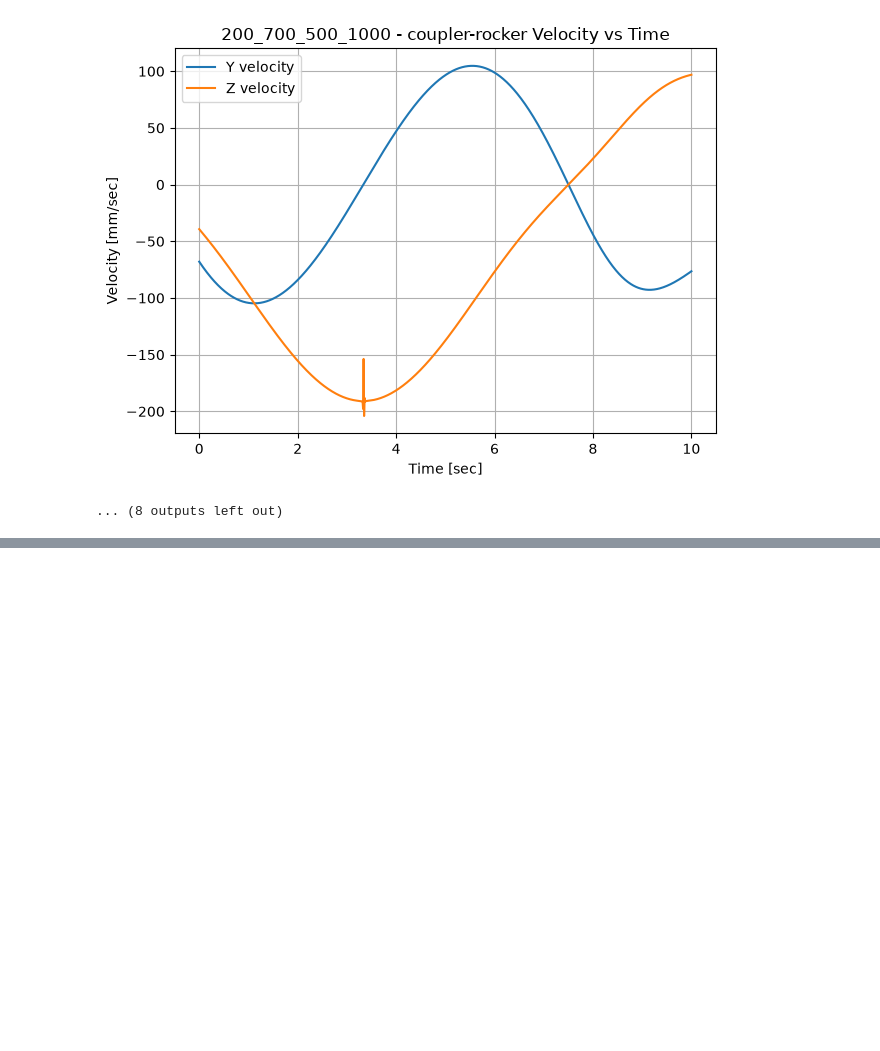
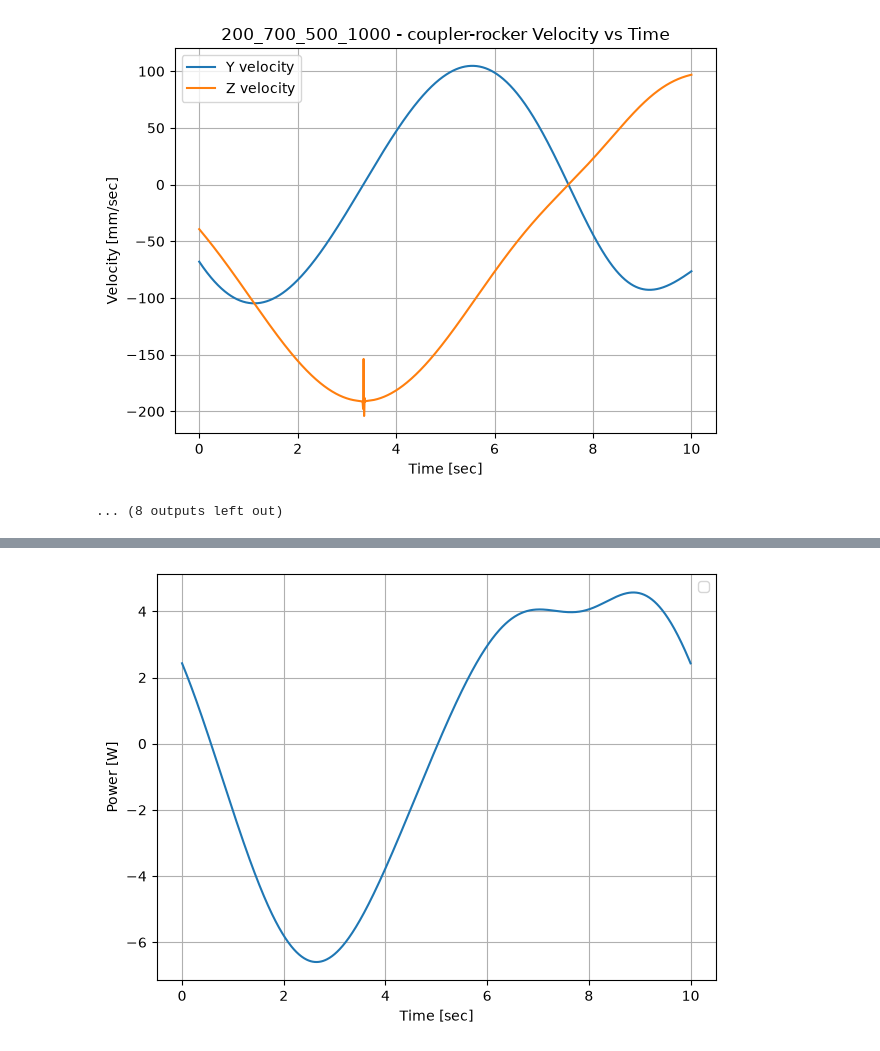
Before and after one commit to UncivilizedGhost/CAE_project, a Jupyter notebook: ploter.ipynb, the cells around one changed output, grey strips where cells are left out. Cells and saved outputs as stored; diff of their text form; code cells hidden in the pictures; blank space fills up the shorter version.

Commit message:
dynamic

```diff
--- a/ploter.ipynb
+++ b/ploter.ipynb
@@ -177,3 +177,100 @@ Done: 200_650_650_1000
 [figure]
 [figure]
 ... (8 outputs left out)
+# %%
+"""
+Analyse dynamic model Excel files in the Dynamic_Model folder.
+
+For each file:
+  - Sheet1: print a table of min/max forces for every joint
+  - Sheet2: compute and print power from torque * angular velocity
+"""
+
+import os
+import glob
+import pandas as pd
+
+# ---------------------------------------------------------------------------
+# SETTINGS
+# ---------------------------------------------------------------------------
+
+ROTATION_SPEED_DEG_PER_SEC = 36                          # degrees / sec
+ROTATION_SPEED_RAD_PER_SEC = ROTATION_SPEED_DEG_PER_SEC * (3.141592653589793 / 180)  # radians / sec
+
+excel_files = glob.glob(os.path.join("Dynamic_Model", "*.xlsx"))
+print(excel_files)
+for file_path in excel_files:
+
+    file_name = os.path.splitext(os.path.basename(file_path))[0]
+    print("=" * 60)
+    print(f"File: {file_name}")
+    print("=" * 60)
+
+    sheet1 = pd.read_excel(file_path, sheet_name="Sheet1")
+    sheet2 = pd.read_excel(file_path, sheet_name="Sheet2")
+
+    # ===================================================================
+    # SHEET 1 - MIN / MAX FORCES PER JOINT
+    # ===================================================================
+
+    crank_frame_FY_min   = sheet1["crank-frame->FY,Force(abs) [N]"].min()
+    crank_frame_FY_max   = sheet1["crank-frame->FY,Force(abs) [N]"].max()
+    crank_frame_FZ_min   = sheet1["crank-frame->FZ,Force(abs) [N]"].min()
+    crank_frame_FZ_max   = sheet1["crank-frame->FZ,Force(abs) [N]"].max()
+
+    crank_coupler_FY_min  = sheet1["crank-coupler->FY,Force(abs) [N]"].min()
+    crank_coupler_FY_max  = sheet1["crank-coupler->FY,Force(abs) [N]"].max()
+    crank_coupler_FZ_min  = sheet1["crank-coupler->FZ,Force(abs) [N]"].min()
+    crank_coupler_FZ_max  = sheet1["crank-coupler->FZ,Force(abs) [N]"].max()
+
+    coupler_rocker_FY_min = sheet1["coupler-rocker->FY,Force(abs) [N]"].min()
+    coupler_rocker_FY_max = sheet1["coupler-rocker->FY,Force(abs) [N]"].max()
+    coupler_rocker_FZ_min = sheet1["coupler-rocker->FZ,Force(abs) [N]"].min()
+    coupler_rocker_FZ_max = sheet1["coupler-rocker->FZ,Force(abs) [N]"].max()
+
+    rocker_frame_FY_min   = sheet1["rocker-frame->FY,Force(abs) [N]"].min()
+    rocker_frame_FY_max   = sheet1["rocker-frame->FY,Force(abs) [N]"].max()
+    rocker_frame_FZ_min   = sheet1["rocker-frame->FZ,Force(abs) [N]"].min()
+    rocker_frame_FZ_max   = sheet1["rocker-frame->FZ,Force(abs) [N]"].max()
+
+    force_table = pd.DataFrame({
+        "Joint":       ["crank-frame",   "crank-coupler",   "coupler-rocker",   "rocker-frame"],
+        "FY Min [N]":  [crank_frame_FY_min,  crank_coupler_FY_min,  coupler_rocker_FY_min,  rocker_frame_FY_min],
+        "FY Max [N]":  [crank_frame_FY_max,  crank_coupler_FY_max,  coupler_rocker_FY_max,  rocker_frame_FY_max],
+        "FZ Min [N]":  [crank_frame_FZ_min,  crank_coupler_FZ_min,  coupler_rocker_FZ_min,  rocker_frame_FZ_min],
+        "FZ Max [N]":  [crank_frame_FZ_max,  crank_coupler_FZ_max,  coupler_rocker_FZ_max,  rocker_frame_FZ_max],
+    })
+
+    print("\nJoint Forces (Sheet1)")
+    print(force_table.to_string(index=False, float_format=lambda x: f"{x:.3f}"))
+
+    # ===================================================================
+    # SHEET 2 - POWER FROM TORQUE
+    #
+    # Power [W] = Torque [N·m] * angular velocity [rad/s]
+    # Torque column is in N·mm so convert: divide by 1000
+    # ===================================================================
+
+    torque_Nmm = sheet2["Velocity36_RZ->TX,Torque(abs) [N-mm]"]
+    torque_Nm  = torque_Nmm / 1000                                      # N·mm -> N·m
+
+    power_W    = torque_Nm * ROTATION_SPEED_RAD_PER_SEC                 # W
+
+    print(f"\nPower (Sheet2)  —  rotation speed: {ROTATION_SPEED_DEG_PER_SEC} deg/s"
+          f"  ({ROTATION_SPEED_RAD_PER_SEC:.4f} rad/s)")
+    print(f"  Min torque : {torque_Nmm.min():.3f} N·mm  ({torque_Nm.min():.6f} N·m)")
+    print(f"  Max torque : {torque_Nmm.max():.3f} N·mm  ({torque_Nm.max():.6f} N·m)")
+    print(f"  Min power  : {power_W.min():.6f} W")
+    print(f"  Max power  : {power_W.max():.6f} W")
+    print(f"  Mean power : {power_W.mean():.6f} W")
+    print()
+    time2 = sheet2.iloc[:, 2]
+    print(time2)
+    plt.figure()
+    plt.plot(time2, power_W)
+    plt.xlabel("Time [sec]")
+    plt.ylabel("Power [W]")
+    plt.legend(); plt.grid(True); plt.tight_layout()
+
+print("All files processed.")
+# %% [output]
@@ -179,0 +328 @@ Done: 200_650_650_1000
+[figure, added]
```
Also changed, not shown: parts of 1 cell of this notebook, 4 other files.
